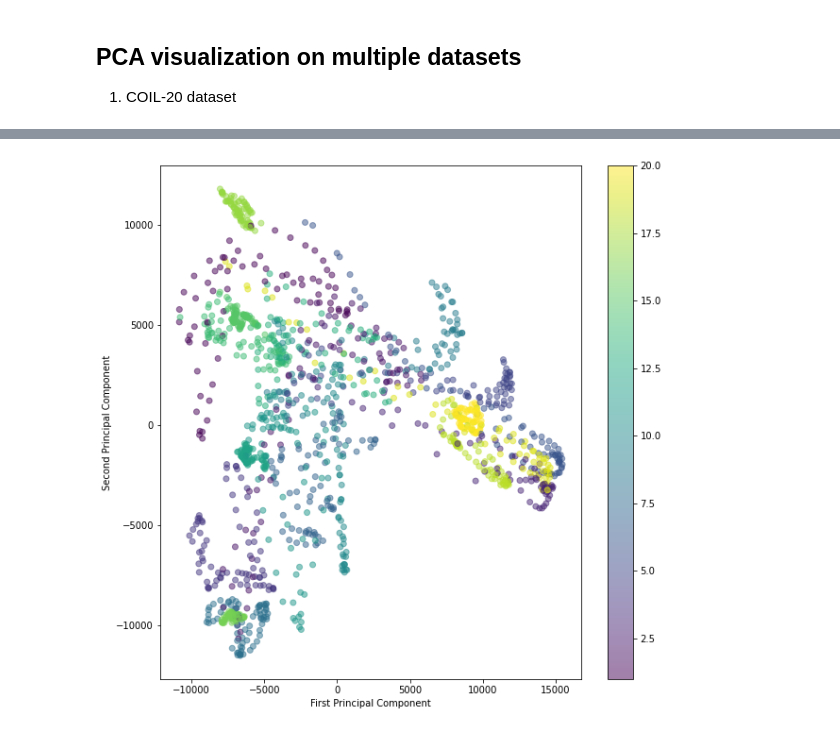
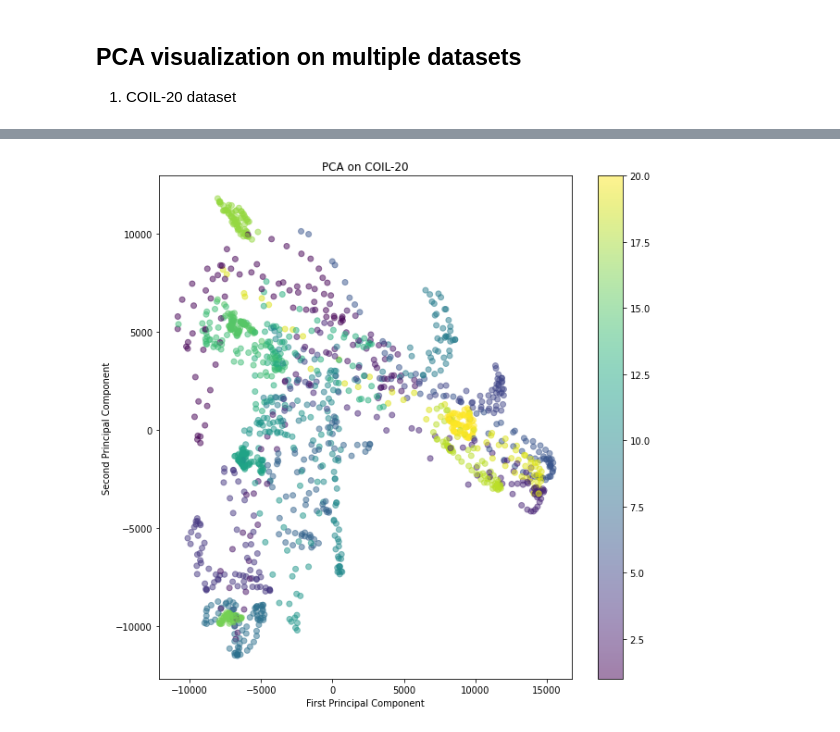
Before and after one commit to KarmanjyotSingh/tsne, a Jupyter notebook: pca.ipynb, the cells around one changed output, grey strips where cells are left out. Saved outputs shown, nothing was run; the diff lists cells and outputs as text; code cells hidden in the pictures.

```diff
--- a/pca.ipynb
+++ b/pca.ipynb
@@ -65,10 +82,4 @@ images_pca = pca.transform(images_flat)
-# %%
-# plot the results
-plt.figure(figsize=(10, 10))
-plt.scatter(images_pca[:, 0], images_pca[:, 1], alpha=0.5,c=labels)
-plt.colorbar()
-plt.xlabel('First Principal Component')
-plt.ylabel('Second Principal Component')
-plt.show()
-# %% [output]
-[figure, removed]
+# %%
+plot_pca_2d(images_pca, labels, 'PCA on COIL-20')
+# %% [output]
+[figure, added]
```
Also changed, not shown: parts of 9 cells of this notebook.
